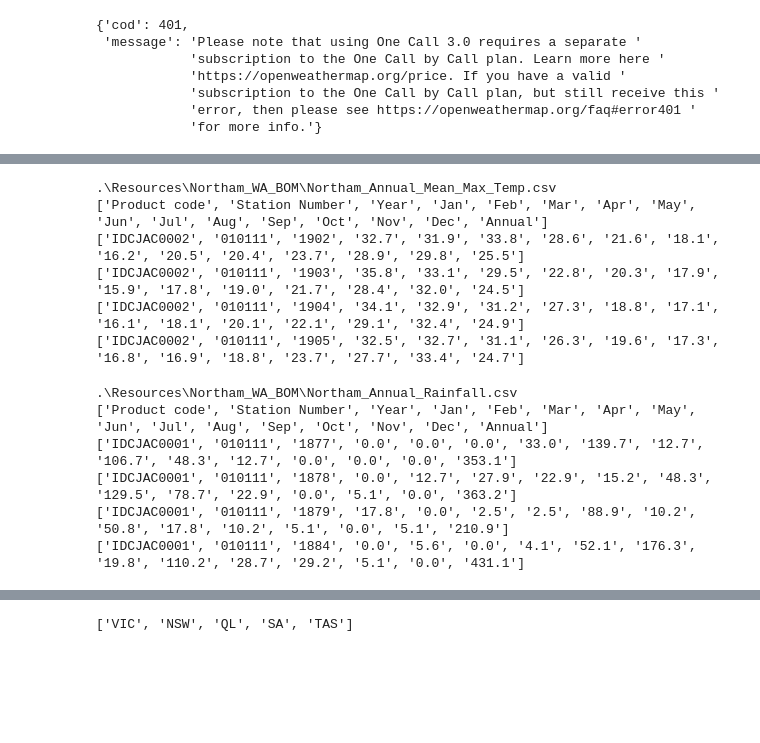
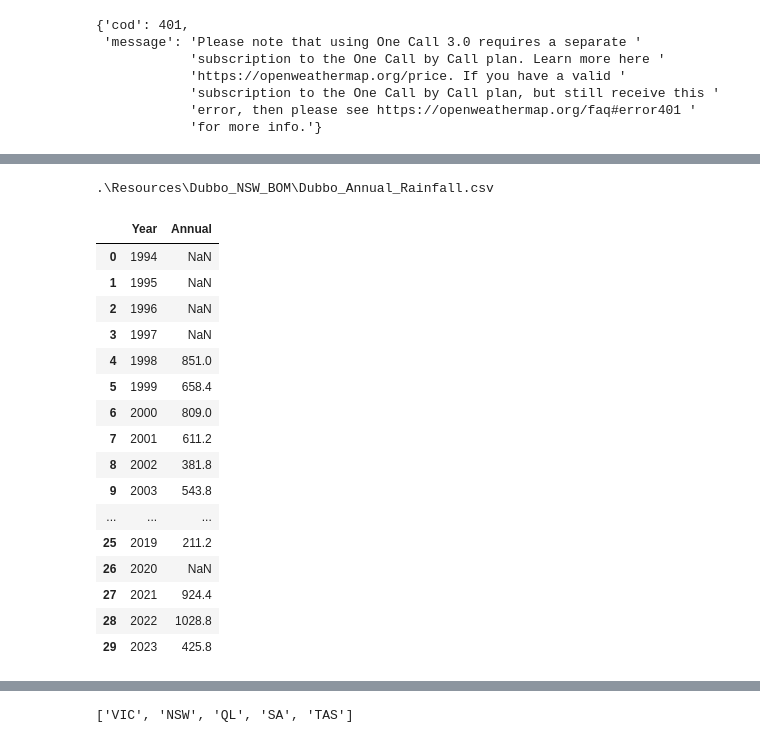
Before and after one commit to B-osborne1/project-one, a Jupyter notebook: project_main_script.ipynb, the cells around one changed output, grey strips where cells are left out. Saved outputs shown, nothing was run; the diff lists cells and outputs as text; code cells hidden in the pictures; blank space fills up the shorter version.

```diff
--- a/project_main_script.ipynb
+++ b/project_main_script.ipynb
@@ -419,48 +273,28 @@ with open(csvpath, 'r', newline='') as file:
-# %%
-#Northam WA Temp
-csvpath = os.path.join('.','Resources', 'Northam_WA_BOM', 'Northam_Annual_Mean_Max_Temp.csv')
-
-print(csvpath)
-
-
-# Open the CSV file and read the first 5 rows
-with open(csvpath, 'r', newline='') as file:
-    reader = csv.reader(file)
-
-    # Use a loop to iterate over the first 5 rows
-    for i, row in enumerate(reader):
-        if i < 5:
-            print(row)
-        else:
-            break
-# %% [output]
-.\Resources\Northam_WA_BOM\Northam_Annual_Mean_Max_Temp.csv
-['Product code', 'Station Number', 'Year', 'Jan', 'Feb', 'Mar', 'Apr', 'May', 'Jun', 'Jul', 'Aug', 'Sep', 'Oct', 'Nov', 'Dec', 'Annual']
-['IDCJAC0002', '010111', '1902', '32.7', '31.9', '33.8', '28.6', '21.6', '18.1', '16.2', '20.5', '20.4', '23.7', '28.9', '29.8', '25.5']
-['IDCJAC0002', '010111', '1903', '35.8', '33.1', '29.5', '22.8', '20.3', '17.9', '15.9', '17.8', '19.0', '21.7', '28.4', '32.0', '24.5']
-['IDCJAC0002', '010111', '1904', '34.1', '32.9', '31.2', '27.3', '18.8', '17.1', '16.1', '18.1', '20.1', '22.1', '29.1', '32.4', '24.9']
-['IDCJAC0002', '010111', '1905', '32.5', '32.7', '31.1', '26.3', '19.6', '17.3', '16.8', '16.9', '18.8', '23.7', '27.7', '33.4', '24.7']
-# %%
-#Northam WA Rain
-csvpath = os.path.join('.','Resources', 'Northam_WA_BOM', 'Northam_Annual_Rainfall.csv')
-
-print(csvpath)
-
-
-# Open the CSV file and read the first 5 rows
-with open(csvpath, 'r', newline='') as file:
-    reader = csv.reader(file)
-
-    # Use a loop to iterate over the first 5 rows
-    for i, row in enumerate(reader):
-        if i < 5:
-            print(row)
-        else:
-            break
-# %% [output]
-.\Resources\Northam_WA_BOM\Northam_Annual_Rainfall.csv
-['Product code', 'Station Number', 'Year', 'Jan', 'Feb', 'Mar', 'Apr', 'May', 'Jun', 'Jul', 'Aug', 'Sep', 'Oct', 'Nov', 'Dec', 'Annual']
-['IDCJAC0001', '010111', '1877', '0.0', '0.0', '0.0', '33.0', '139.7', '12.7', '106.7', '48.3', '12.7', '0.0', '0.0', '0.0', '353.1']
-['IDCJAC0001', '010111', '1878', '0.0', '12.7', '27.9', '22.9', '15.2', '48.3', '129.5', '78.7', '22.9', '0.0', '5.1', '0.0', '363.2']
-['IDCJAC0001', '010111', '1879', '17.8', '0.0', '2.5', '2.5', '88.9', '10.2', '50.8', '17.8', '10.2', '5.1', '0.0', '5.1', '210.9']
-['IDCJAC0001', '010111', '1884', '0.0', '5.6', '0.0', '4.1', '52.1', '176.3', '19.8', '110.2', '28.7', '29.2', '5.1', '0.0', '431.1']
+# %%
+#Dubbo Rain
+csvpath = os.path.join('.','Resources', 'Dubbo_NSW_BOM', 'Dubbo_Annual_Rainfall.csv')
+df = pd.read_csv(csvpath)
+print(csvpath)
+
+df = df[['Year','Annual']]
+
+df
+# %% [output]
+.\Resources\Dubbo_NSW_BOM\Dubbo_Annual_Rainfall.csv
+|  | Year | Annual |
+| 0 | 1994 | NaN |
+| 1 | 1995 | NaN |
+| 2 | 1996 | NaN |
+| 3 | 1997 | NaN |
+| 4 | 1998 | 851.0 |
+| 5 | 1999 | 658.4 |
+| 6 | 2000 | 809.0 |
+| 7 | 2001 | 611.2 |
+| 8 | 2002 | 381.8 |
+| 9 | 2003 | 543.8 |
+| ... | ... | ... |
+| 25 | 2019 | 211.2 |
+| 26 | 2020 | NaN |
+| 27 | 2021 | 924.4 |
+| 28 | 2022 | 1028.8 |
+| 29 | 2023 | 425.8 |
```
Also changed, not shown: parts of 16 cells of this notebook.
